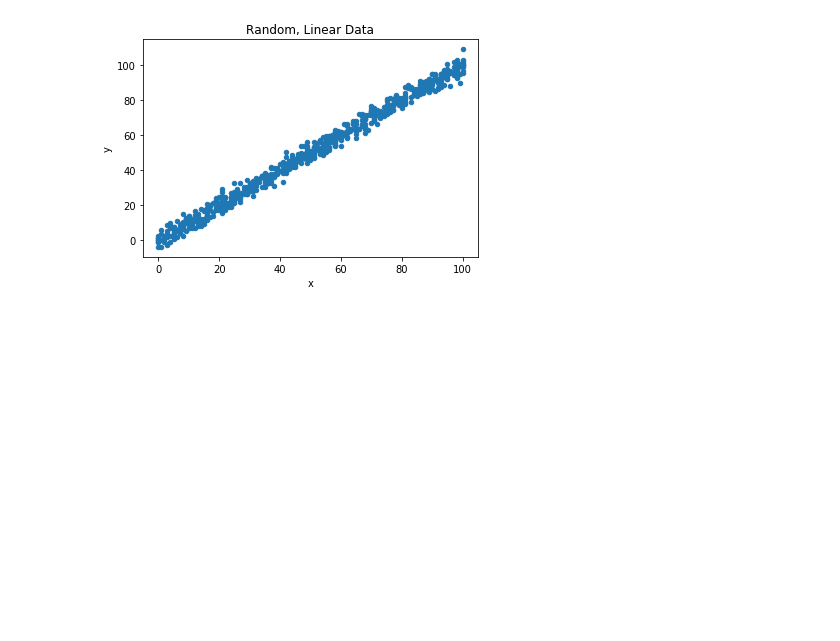
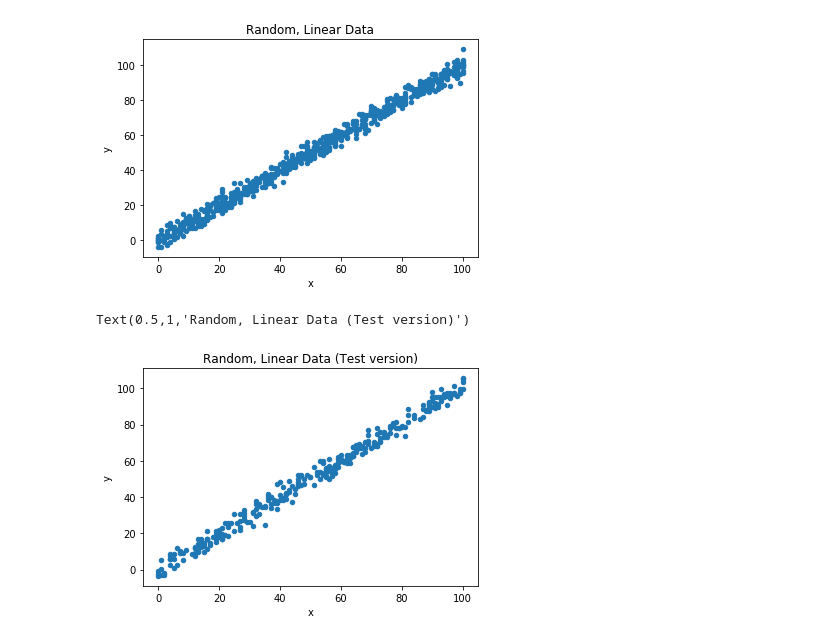
Before and after one commit to ARANIKC/regression-in-pytorch, a Jupyter notebook: Linear Regression in PyTorch.ipynb, the cells around one changed output. Drawn from its saved outputs; the diff is of its cells as text; code cells hidden in the pictures; blank space fills up the shorter version.

```diff
--- a/Linear Regression in PyTorch.ipynb
+++ b/Linear Regression in PyTorch.ipynb
@@ -9,11 +9,18 @@ from torch import optim
 from torch.autograd import Variable
 # %%
 train_df, test_df = map(pd.read_csv, ('train.csv', 'test.csv'))
+train_df, test_df = train_df.dropna(), test_df.dropna()  # remove the entries that contain NAN values
 train_df.plot(kind='scatter', x='x', y='y')
 plt.title('Random, Linear Data')
 # %% [output]
 Text(0.5,1,'Random, Linear Data')
 [figure]
+# %%
+test_df.plot(kind='scatter', x='x', y='y')
+plt.title('Random, Linear Data (Test version)')
+# %% [output]
+Text(0.5,1,'Random, Linear Data (Test version)')
+[figure, added]
 # %%
 def to_tensors(df):
     return map(torch.from_numpy, (df.x.astype('float32').values, df.y.astype('float32').values))
```
Also changed, not shown: parts of 10 cells of this notebook.
